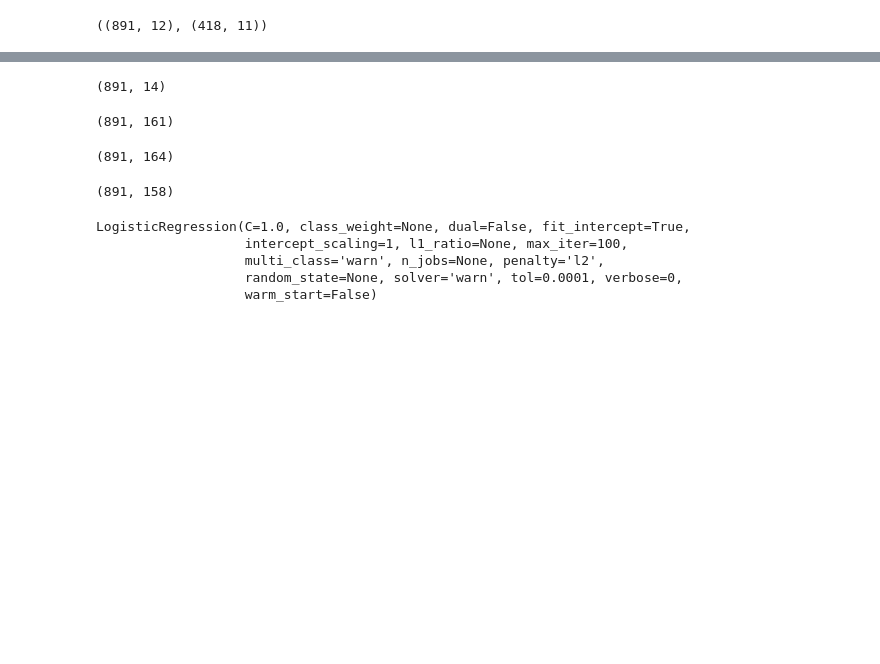
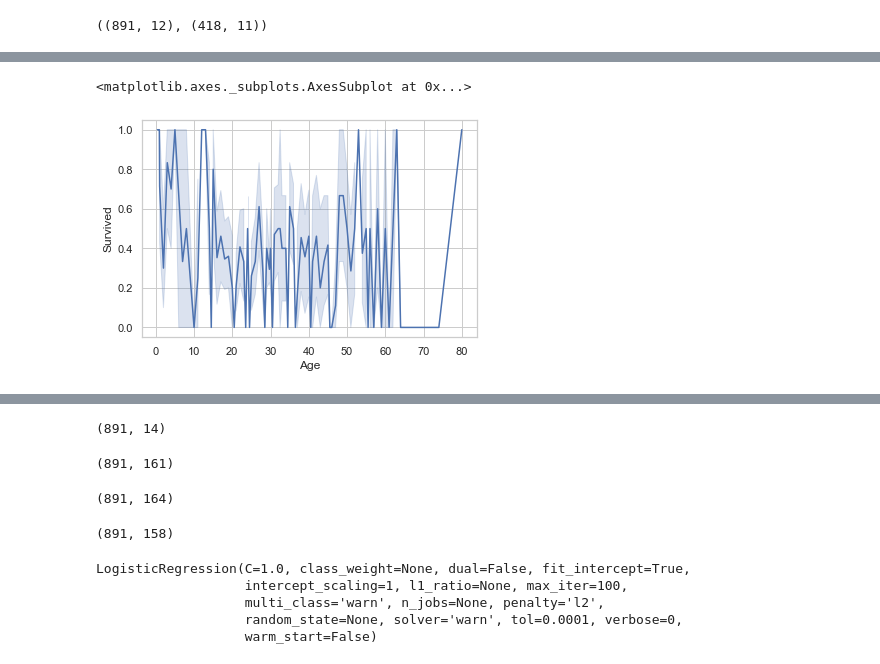
Before and after one commit to prerit2010/titanicSurvivalPrediction, a Jupyter notebook: model.ipynb, the cells around one changed output, grey strips where cells are left out. Drawn from its saved outputs; the diff is of its cells as text; code cells hidden in the pictures; blank space fills up the shorter version.

```diff
--- a/model.ipynb
+++ b/model.ipynb
@@ -29,0 +78,2 @@ data_train['Pclass'].fillna(0, inplace=True)
+# %%
+data_train['Parch'] = data_train['Parch'].apply(lambda x : x+1)
@@ -29,0 +91,9 @@ data_train['Pclass'].fillna(0, inplace=True)
+# %%
+data_train['SibSp'].value_counts()
+data_train['SibSp'] = data_train['SibSp'].apply(lambda x : x+1)
+# %%
+sns.lineplot(x='Age', y='Survived', data=data_train)
+# plt.xlim(0, 150)
+# %% [output]
+<matplotlib.axes._subplots.AxesSubplot at 0x...>
+[figure, added]
```
Also changed, not shown: parts of 8 cells of this notebook.
